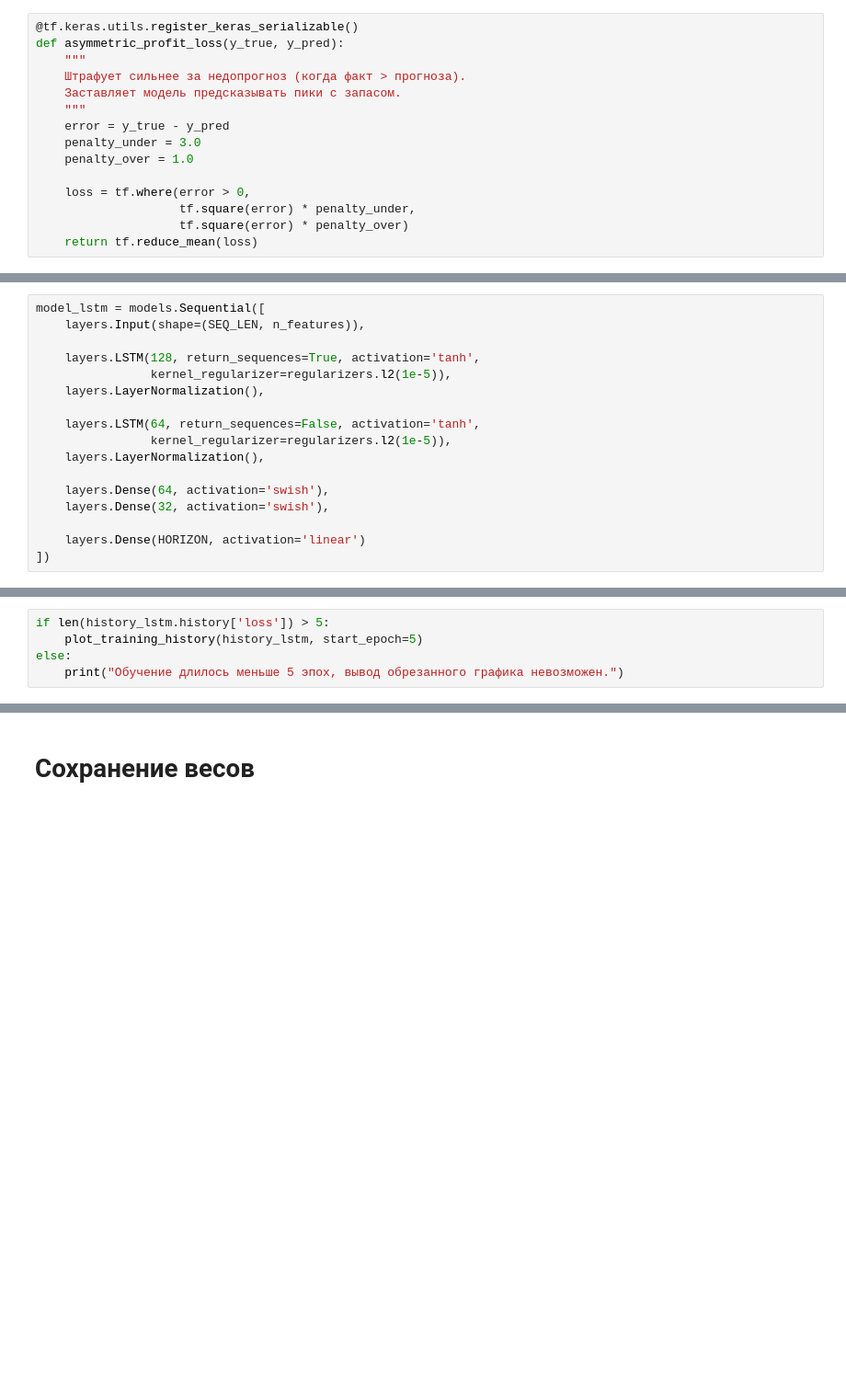
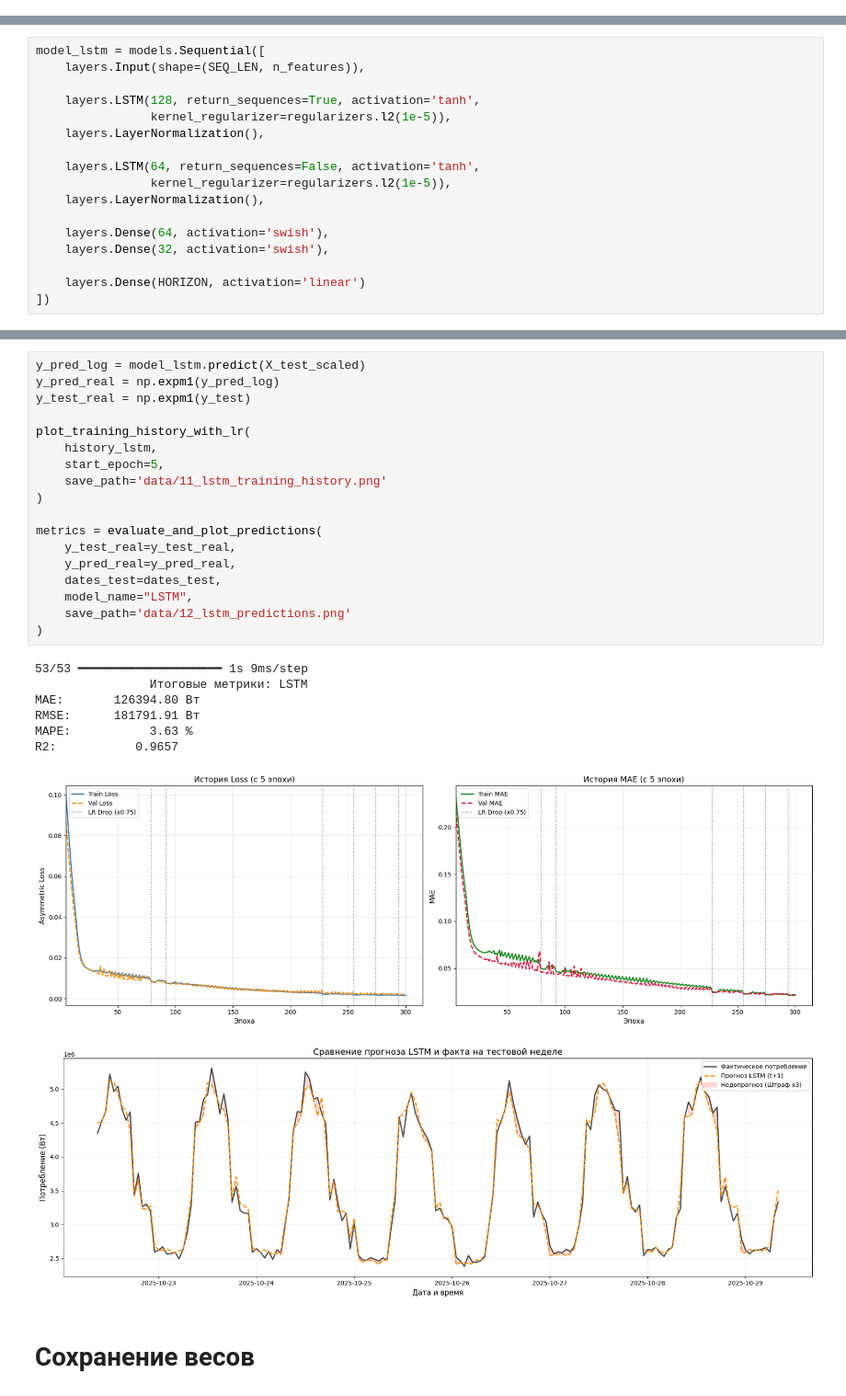
Before and after one commit to KulikovKA/Smart-Grid-Optimization, a Jupyter notebook: 06_lstm.ipynb, the cells around one changed output, grey strips where cells are left out. Shown at 92% size. Saved outputs shown, nothing was run; the diff lists cells and outputs as text; blank space fills up the shorter version.

```diff
--- a/06_lstm.ipynb
+++ b/06_lstm.ipynb
@@ -81,18 +61,3 @@ joblib.dump(scaler, 'model_weights/scaler_lstm.joblib')
-# %%
-@tf.keras.utils.register_keras_serializable()
-def asymmetric_profit_loss(y_true, y_pred):
-    """
-    Штрафует сильнее за недопрогноз (когда факт > прогноза).
-    Заставляет модель предсказывать пики с запасом.
-    """
-    error = y_true - y_pred
-    penalty_under = 3.0
-    penalty_over = 1.0
-
-    loss = tf.where(error > 0,
-                    tf.square(error) * penalty_under,
-                    tf.square(error) * penalty_over)
-    return tf.reduce_mean(loss)
 # %% [markdown]
 # Архитектура LSTM
 # %%
@@ -214,5 +147,0 @@ def plot_training_history(history, start_epoch=5):
-# %%
-if len(history_lstm.history['loss']) > 5:
-    plot_training_history(history_lstm, start_epoch=5)
-else:
-    print("Обучение длилось меньше 5 эпох, вывод обрезанного графика невозможен.")
@@ -288,3 +148,30 @@ R2:       0.9657
+# %%
+y_pred_log = model_lstm.predict(X_test_scaled)
+y_pred_real = np.expm1(y_pred_log)
+y_test_real = np.expm1(y_test)
+
+plot_training_history_with_lr(
+    history_lstm,
+    start_epoch=5,
+    save_path='data/11_lstm_training_history.png'
+)
+
+metrics = evaluate_and_plot_predictions(
+    y_test_real=y_test_real,
+    y_pred_real=y_pred_real,
+    dates_test=dates_test,
+    model_name="LSTM",
+    save_path='data/12_lstm_predictions.png'
+)
+# %% [output]
+53/53 ━━━━━━━━━━━━━━━━━━━━ 1s 9ms/step
+                Итоговые метрики: LSTM
+MAE:       126394.80 Вт
+RMSE:      181791.91 Вт
+MAPE:           3.63 %
+R2:           0.9657
+[figure, added]
+[figure, added]
 # %% [markdown]
 # Сохранение весов
 # %%
```
Also changed, not shown: parts of 12 cells of this notebook, 17 other files.
